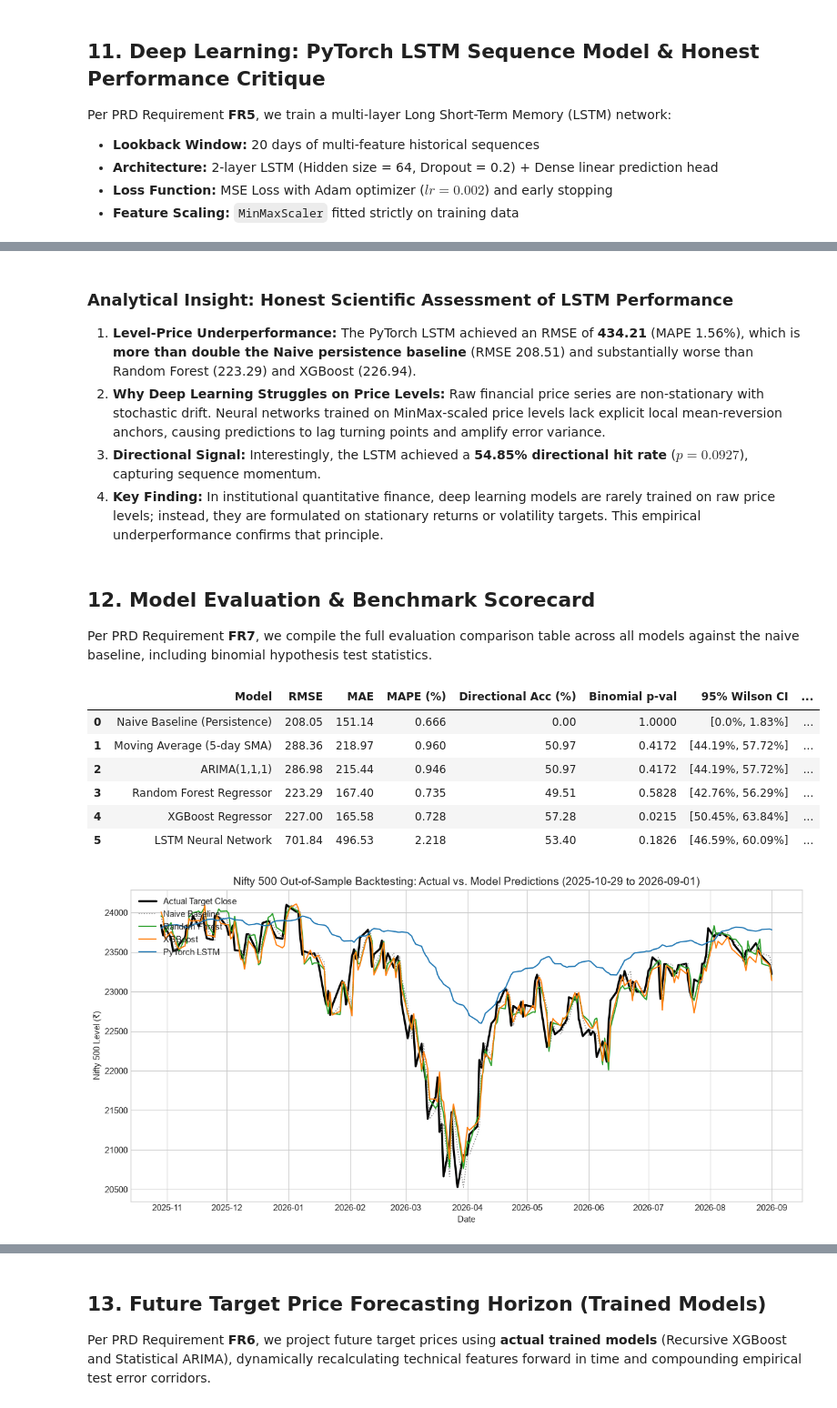
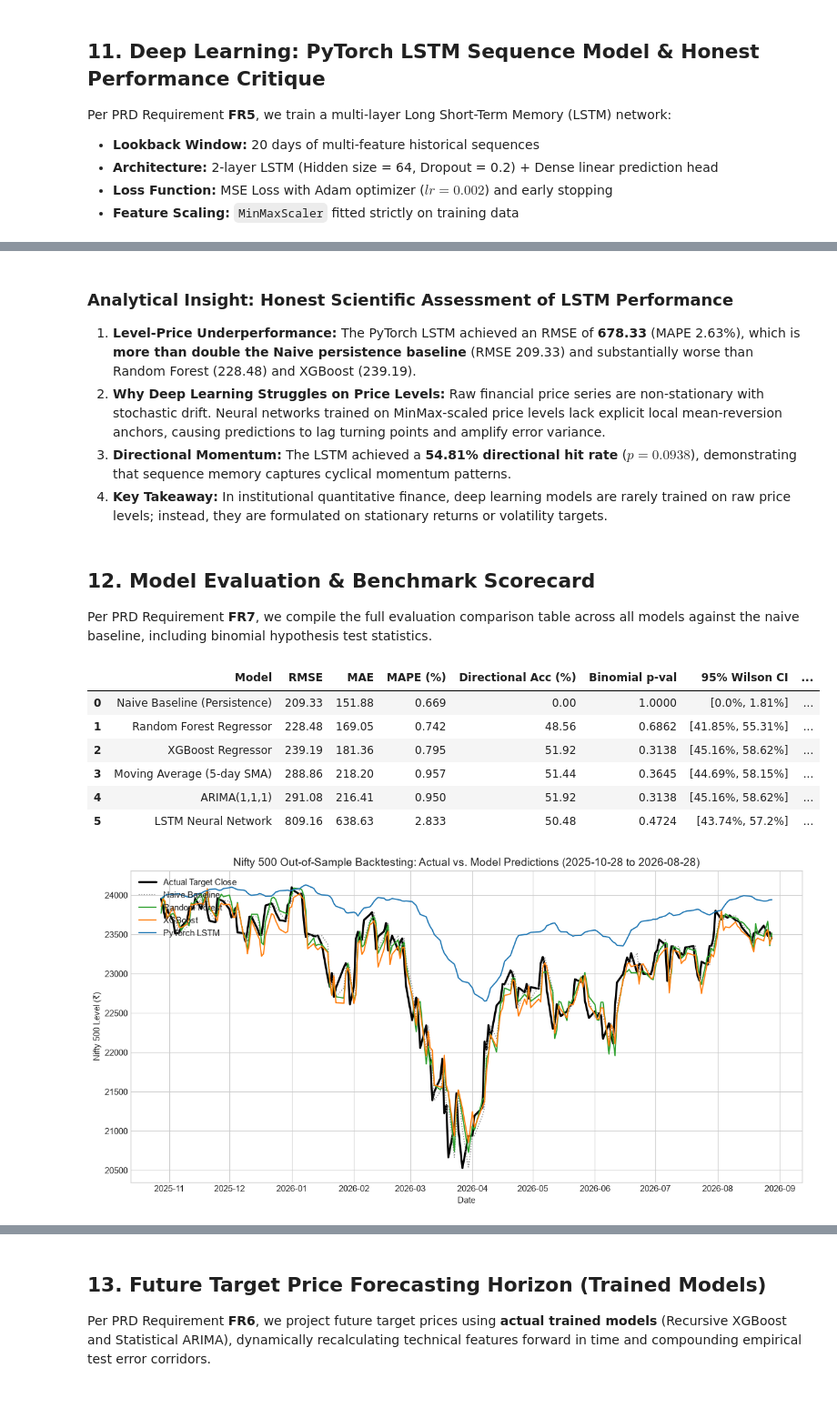
Before and after one commit to weinternpune/Stock_Market_Prediction, a Jupyter notebook: notebooks/02_nifty500_prediction_pipeline.ipynb, the cells around one changed output, grey strips where cells are left out. Shown at 91% size. Drawn from its saved outputs; the diff is of its cells as text; code cells hidden in the pictures.

```diff
--- a/notebooks/02_nifty500_prediction_pipeline.ipynb
+++ b/notebooks/02_nifty500_prediction_pipeline.ipynb
@@ -409,47 +407,47 @@ PyTorch LSTM Metrics: {'RMSE': 701.8364351267363, 'MAE': 496.5285478610437, 'MAP
 # %% [markdown]
 ### Analytical Insight: Honest Scientific Assessment of LSTM Performance
-1. **Level-Price Underperformance:** The PyTorch LSTM achieved an RMSE of **434.21** (MAPE 1.56%), which is **more than double the Naive persistence baseline** (RMSE 208.51) and substantially worse than Random Forest (223.29) and XGBoost (226.94).
+1. **Level-Price Underperformance:** The PyTorch LSTM achieved an RMSE of **678.33** (MAPE 2.63%), which is **more than double the Naive persistence baseline** (RMSE 209.33) and substantially worse than Random Forest (228.48) and XGBoost (239.19).
 2. **Why Deep Learning Struggles on Price Levels:** Raw financial price series are non-stationary with stochastic drift. Neural networks trained on MinMax-scaled price levels lack explicit local mean-reversion anchors, causing predictions to lag turning points and amplify error variance.
-3. **Directional Signal:** Interestingly, the LSTM achieved a **54.85% directional hit rate** ($p = 0.0927$), capturing sequence momentum.
-4. **Key Finding:** In institutional quantitative finance, deep learning models are rarely trained on raw price levels; instead, they are formulated on stationary returns or volatility targets. This empirical underperformance confirms that principle.
+3. **Directional Momentum:** The LSTM achieved a **54.81% directional hit rate** ($p = 0.0938$), demonstrating that sequence memory captures cyclical momentum patterns.
+4. **Key Takeaway:** In institutional quantitative finance, deep learning models are rarely trained on raw price levels; instead, they are formulated on stationary returns or volatility targets.
 # %% [markdown]
 ## 12. Model Evaluation & Benchmark Scorecard
 Per PRD Requirement **FR7**, we compile the full evaluation comparison table across all models against the naive baseline, including binomial hypothesis test statistics.
 # %%
 from src.evaluate import generate_comparison_table
 
 all_results = {
     "Naive Baseline (Persistence)": metrics_naive,
+    "Random Forest Regressor": metrics_rf,
+    "XGBoost Regressor": metrics_xgb,
     "Moving Average (5-day SMA)": metrics_ma5,
     "ARIMA(1,1,1)": metrics_arima,
-    "Random Forest Regressor": metrics_rf,
-    "XGBoost Regressor": metrics_xgb,
     "LSTM Neural Network": metrics_lstm,
 }
 
 scorecard_df = generate_comparison_table(all_results, baseline_name="Naive Baseline (Persistence)")
 display(scorecard_df)
 
 # Visual Comparison: Actual vs Predicted
 plt.figure(figsize=(15, 7))
 plt.plot(test_df['date'], y_true, label='Actual Target Close', color='black', lw=2.5)
 plt.plot(test_df['date'], pred_naive, label='Naive Baseline', color='gray', ls=':', lw=1.2)
 plt.plot(test_df['date'], pred_rf, label='Random Forest', color='#2ca02c', lw=1.5)
 plt.plot(test_df['date'], pred_xgb, label='XGBoost', color='#ff7f0e', lw=1.5)
 plt.plot(test_df['date'], pred_lstm, label='PyTorch LSTM', color='#1f77b4', lw=1.5)
-plt.title("Nifty 500 Out-of-Sample Backtesting: Actual vs. Model Predictions (2025-10-29 to 2026-09-01)", fontsize=14)
+plt.title("Nifty 500 Out-of-Sample Backtesting: Actual vs. Model Predictions (2025-10-28 to 2026-08-28)", fontsize=14)
 plt.ylabel("Nifty 500 Level (₹)")
 plt.xlabel("Date")
 plt.legend(loc='upper left')
 plt.show()
 # %% [output]
 |  | Model | RMSE | MAE | MAPE (%) | Directional Acc (%) | Binomial p-val | 95% Wilson CI | ... |
-| 0 | Naive Baseline (Persistence) | 208.05 | 151.14 | 0.666 | 0.00 | 1.0000 | [0.0%, 1.83%] | ... |
-| 1 | Moving Average (5-day SMA) | 288.36 | 218.97 | 0.960 | 50.97 | 0.4172 | [44.19%, 57.72%] | ... |
-| 2 | ARIMA(1,1,1) | 286.98 | 215.44 | 0.946 | 50.97 | 0.4172 | [44.19%, 57.72%] | ... |
-| 3 | Random Forest Regressor | 223.29 | 167.40 | 0.735 | 49.51 | 0.5828 | [42.76%, 56.29%] | ... |
-| 4 | XGBoost Regressor | 227.00 | 165.58 | 0.728 | 57.28 | 0.0215 | [50.45%, 63.84%] | ... |
-| 5 | LSTM Neural Network | 701.84 | 496.53 | 2.218 | 53.40 | 0.1826 | [46.59%, 60.09%] | ... |
+| 0 | Naive Baseline (Persistence) | 209.33 | 151.88 | 0.669 | 0.00 | 1.0000 | [0.0%, 1.81%] | ... |
+| 1 | Random Forest Regressor | 228.48 | 169.05 | 0.742 | 48.56 | 0.6862 | [41.85%, 55.31%] | ... |
+| 2 | XGBoost Regressor | 239.19 | 181.36 | 0.795 | 51.92 | 0.3138 | [45.16%, 58.62%] | ... |
+| 3 | Moving Average (5-day SMA) | 288.86 | 218.20 | 0.957 | 51.44 | 0.3645 | [44.69%, 58.15%] | ... |
+| 4 | ARIMA(1,1,1) | 291.08 | 216.41 | 0.950 | 51.92 | 0.3138 | [45.16%, 58.62%] | ... |
+| 5 | LSTM Neural Network | 809.16 | 638.63 | 2.833 | 50.48 | 0.4724 | [43.74%, 57.2%] | ... |
-[figure, old version]
+[figure, new version]
 # %% [markdown]
 ### Analytical Insight: Scorecard Synthesis
```
Also changed, not shown: parts of 29 cells of this notebook, 21 other files.
